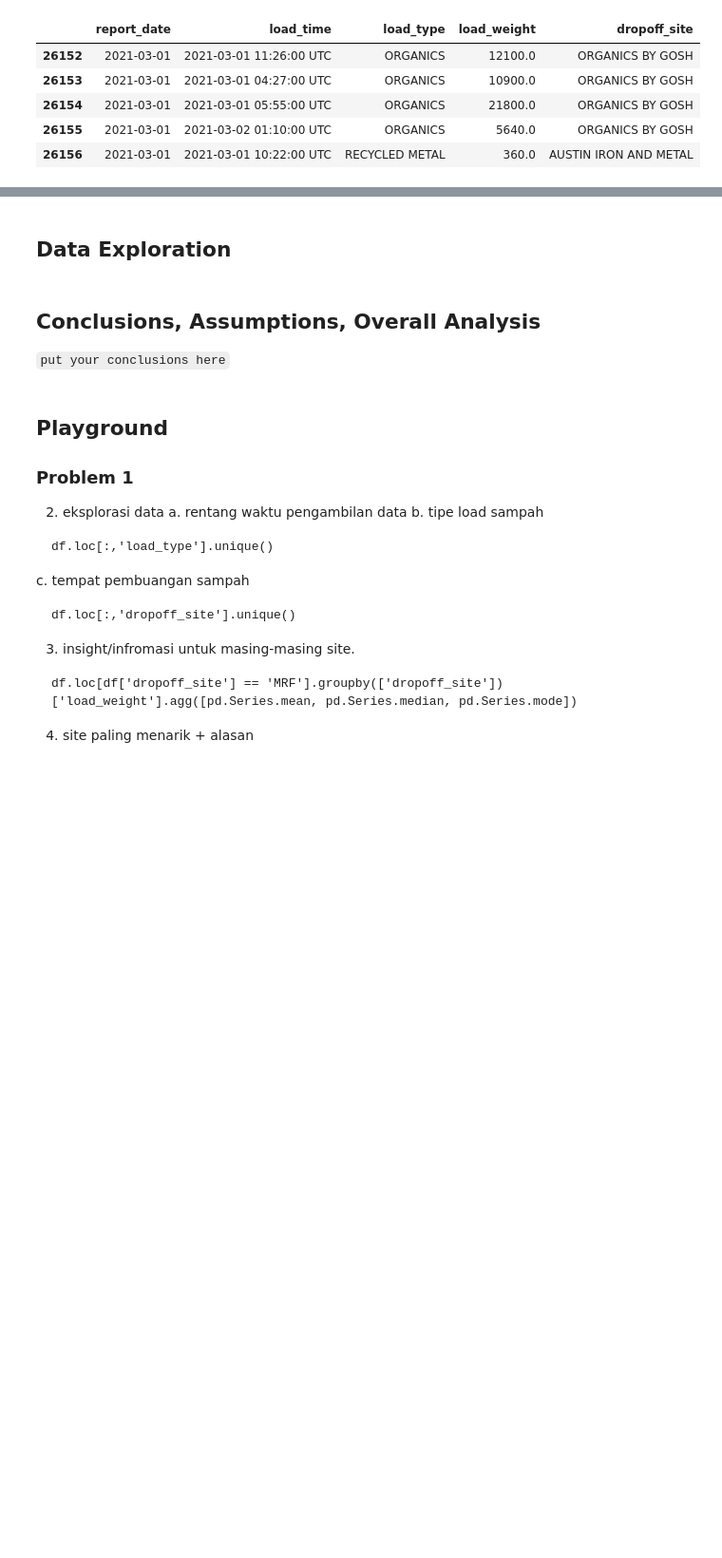
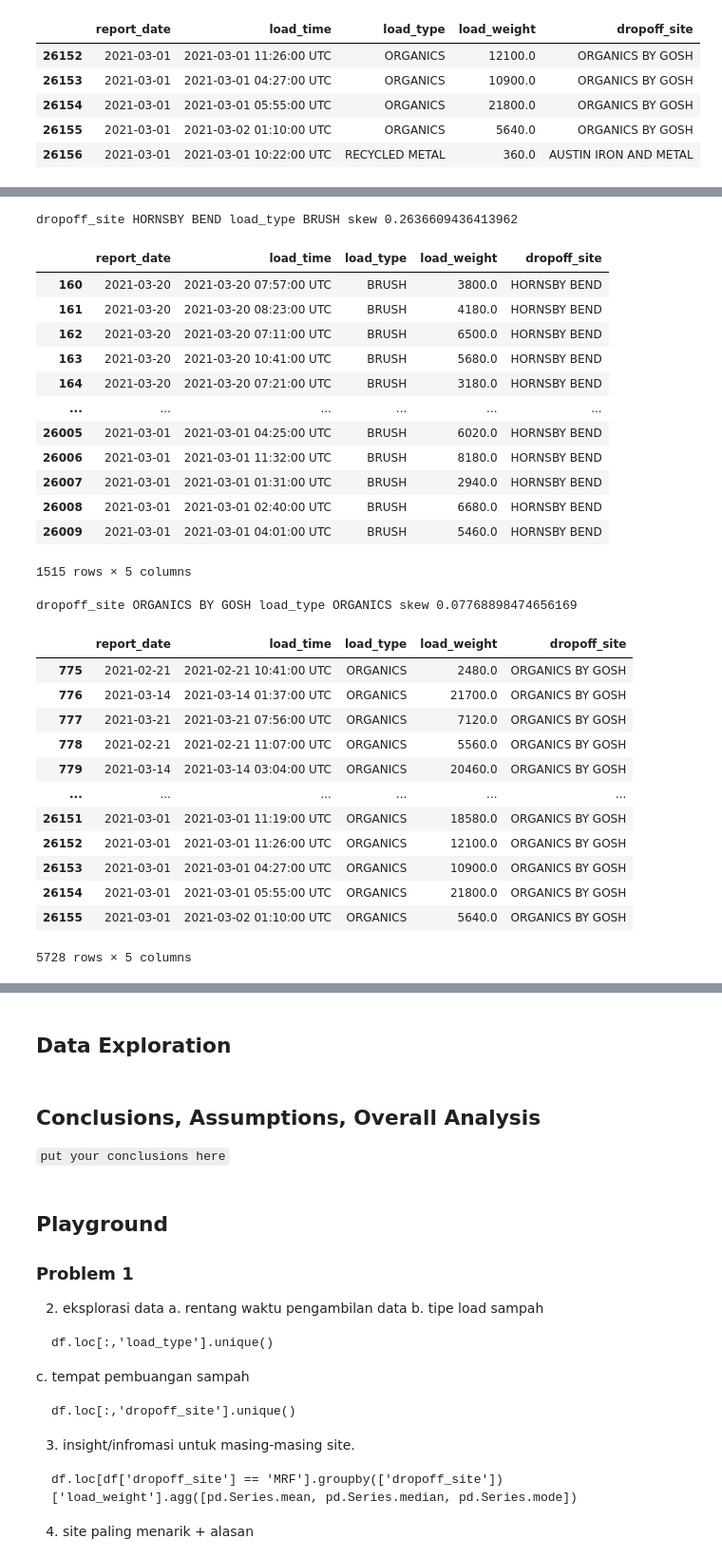
Before and after one commit to jasonrichdarmawan/p0-g2, a Jupyter notebook: h8dsft_P0W2_jason_rich_darmawan_onggo_putra.ipynb, the cells around one changed output, grey strips where cells are left out. Shown: that part at 95% size. Saved outputs shown, nothing was run; the diff lists cells and outputs as text; code cells hidden in the pictures; blank space fills up the shorter version.

```diff
--- a/h8dsft_P0W2_jason_rich_darmawan_onggo_putra.ipynb
+++ b/h8dsft_P0W2_jason_rich_darmawan_onggo_putra.ipynb
@@ -100,0 +190,2 @@ df.tail()
+# %%
+df3 = df2.copy()
@@ -100,0 +265,3 @@ df.tail()
+# %%
+df3_DROPOFF_SITE_TDS_LANDFILL_GARBAGE_COLLECTIONS = df3_DROPOFF_SITE_TDS_LANDFILL.loc[(df3_DROPOFF_SITE_TDS_LANDFILL['load_type'] == 'GARBAGE COLLECTIONS')]
+df3_DROPOFF_SITE_TDS_LANDFILL_GARBAGE_COLLECTIONS.loc[:,'load_weight'].skew()
@@ -100,0 +311,17 @@ df.tail()
+# %%
+"""
+New knowledge: drop with `DataFrame.drop()`, do not try to replace the value, otherwise you will be left with all NaN rows.
+"""
+# df3.loc[(df3['dropoff_site'] == 'TDS LANDFILL') & (df3['load_type'] == 'GARBAGE COLLECTIONS')] = \
+#     df3_DROPOFF_SITE_TDS_LANDFILL_GARBAGE_COLLECTIONS.loc[(df3_DROPOFF_SITE_TDS_LANDFILL_GARBAGE_COLLECTIONS['load_weight'] > df3_DROPOFF_SITE_TDS_LANDFILL_GARBAGE_COLLECTIONS_LOWER_LIMIT)
+#                                                           & (df3_DROPOFF_SITE_TDS_LANDFILL_GARBAGE_COLLECTIONS['load_weight'] < df3_DROPOFF_SITE_TDS_LANDFILL_GARBAGE_COLLECTIONS_UPPER_LIMIT)
+#                                                           | (df3_DROPOFF_SITE_TDS_LANDFILL_GARBAGE_COLLECTIONS['load_weight'].isna())]
+df3 = df3.drop(df3.loc[(df3['dropoff_site'] == 'TDS LANDFILL')
+                        & (df3['load_type'] == 'GARBAGE COLLECTIONS')
+                        & ( (df3['load_weight'] < df3_DROPOFF_SITE_TDS_LANDFILL_GARBAGE_COLLECTIONS_LOWER_LIMIT) | (df3['load_weight'] > df3_DROPOFF_SITE_TDS_LANDFILL_GARBAGE_COLLECTIONS_UPPER_LIMIT) )
+                        & (df3['load_weight'].notna())]
+                  .index)
+
+df3.loc[(df3['dropoff_site'] == 'TDS LANDFILL') & (df3['load_type'] == 'GARBAGE COLLECTIONS')] \
+   .loc[(df3['load_weight'] < df3_DROPOFF_SITE_TDS_LANDFILL_GARBAGE_COLLECTIONS_LOWER_LIMIT)
+        | (df3['load_weight'] > df3_DROPOFF_SITE_TDS_LANDFILL_GARBAGE_COLLECTIONS_UPPER_LIMIT)]
@@ -100,0 +336,3 @@ df.tail()
+# %%
+df3.loc[(df3['dropoff_site'] == 'TDS LANDFILL') & (df3['load_type'] == 'GARBAGE COLLECTIONS') & (df3['load_weight'].isna()), 'load_weight'] = \
+    df3.loc[(df3['dropoff_site'] == 'TDS LANDFILL') & (df3['load_type'] == 'GARBAGE COLLECTIONS'), 'load_weight'].mean()
@@ -100,0 +474,49 @@ df.tail()
+# %%
+for dropoff_site in df4.loc[df4['load_weight'].isna(),'dropoff_site'].unique():
+    for load_type in df4.loc[(df4['dropoff_site'] == dropoff_site) & (df4['load_weight'].isna()), 'load_type'].unique():
+        dropoff_site_load_type_skew = getSkew(dropoff_site=dropoff_site, load_type=load_type)
+        print(f"dropoff_site {dropoff_site} load_type {load_type} skew {dropoff_site_load_type_skew}")
+        display(df4.loc[(df4['dropoff_site'] == dropoff_site) & (df4['load_type'] == load_type)])
+
+df5 = df4.copy()
+
+df5.loc[(df5['dropoff_site'] == 'HORNSBY BEND')
+        & (df5['load_type'] == 'BRUSH')
+        & (df5['load_weight'].isna()), 'load_weight'] = df5.loc[(df5['dropoff_site'] == 'HORNSBY BEND')
+                                                                & (df5['load_type'] == 'BRUSH'), 'load_weight'] \
+                                                            .mean()
+
+df5.loc[(df5['dropoff_site'] == 'ORGANICS BY GOSH')
+        & (df5['load_type'] == 'ORGANICS')
+        & (df5['load_weight'].isna()), 'load_weight'] = df5.loc[(df5['dropoff_site'] == 'HORNSBY BEND')
+                                                                & (df5['load_type'] == 'BRUSH'), 'load_weight'] \
+                                                            .mean()
+# %% [output]
+dropoff_site HORNSBY BEND load_type BRUSH skew 0.2636609436413962
+|  | report_date | load_time | load_type | load_weight | dropoff_site |
+| 160 | 2021-03-20 | 2021-03-20 07:57:00 UTC | BRUSH | 3800.0 | HORNSBY BEND |
+| 161 | 2021-03-20 | 2021-03-20 08:23:00 UTC | BRUSH | 4180.0 | HORNSBY BEND |
+| 162 | 2021-03-20 | 2021-03-20 07:11:00 UTC | BRUSH | 6500.0 | HORNSBY BEND |
+| 163 | 2021-03-20 | 2021-03-20 10:41:00 UTC | BRUSH | 5680.0 | HORNSBY BEND |
+| 164 | 2021-03-20 | 2021-03-20 07:21:00 UTC | BRUSH | 3180.0 | HORNSBY BEND |
+| ... | ... | ... | ... | ... | ... |
+| 26005 | 2021-03-01 | 2021-03-01 04:25:00 UTC | BRUSH | 6020.0 | HORNSBY BEND |
+| 26006 | 2021-03-01 | 2021-03-01 11:32:00 UTC | BRUSH | 8180.0 | HORNSBY BEND |
+| 26007 | 2021-03-01 | 2021-03-01 01:31:00 UTC | BRUSH | 2940.0 | HORNSBY BEND |
+| 26008 | 2021-03-01 | 2021-03-01 02:40:00 UTC | BRUSH | 6680.0 | HORNSBY BEND |
+| 26009 | 2021-03-01 | 2021-03-01 04:01:00 UTC | BRUSH | 5460.0 | HORNSBY BEND |
+1515 rows × 5 columns
+dropoff_site ORGANICS BY GOSH load_type ORGANICS skew 0.07768898474656169
+|  | report_date | load_time | load_type | load_weight | dropoff_site |
+| 775 | 2021-02-21 | 2021-02-21 10:41:00 UTC | ORGANICS | 2480.0 | ORGANICS BY GOSH |
+| 776 | 2021-03-14 | 2021-03-14 01:37:00 UTC | ORGANICS | 21700.0 | ORGANICS BY GOSH |
+| 777 | 2021-03-21 | 2021-03-21 07:56:00 UTC | ORGANICS | 7120.0 | ORGANICS BY GOSH |
+| 778 | 2021-02-21 | 2021-02-21 11:07:00 UTC | ORGANICS | 5560.0 | ORGANICS BY GOSH |
+| 779 | 2021-03-14 | 2021-03-14 03:04:00 UTC | ORGANICS | 20460.0 | ORGANICS BY GOSH |
+| ... | ... | ... | ... | ... | ... |
+| 26151 | 2021-03-01 | 2021-03-01 11:19:00 UTC | ORGANICS | 18580.0 | ORGANICS BY GOSH |
+| 26152 | 2021-03-01 | 2021-03-01 11:26:00 UTC | ORGANICS | 12100.0 | ORGANICS BY GOSH |
+| 26153 | 2021-03-01 | 2021-03-01 04:27:00 UTC | ORGANICS | 10900.0 | ORGANICS BY GOSH |
+| 26154 | 2021-03-01 | 2021-03-01 05:55:00 UTC | ORGANICS | 21800.0 | ORGANICS BY GOSH |
+| 26155 | 2021-03-01 | 2021-03-02 01:10:00 UTC | ORGANICS | 5640.0 | ORGANICS BY GOSH |
+5728 rows × 5 columns
```
Also changed, not shown: parts of 41 cells of this notebook, 1 other file.
